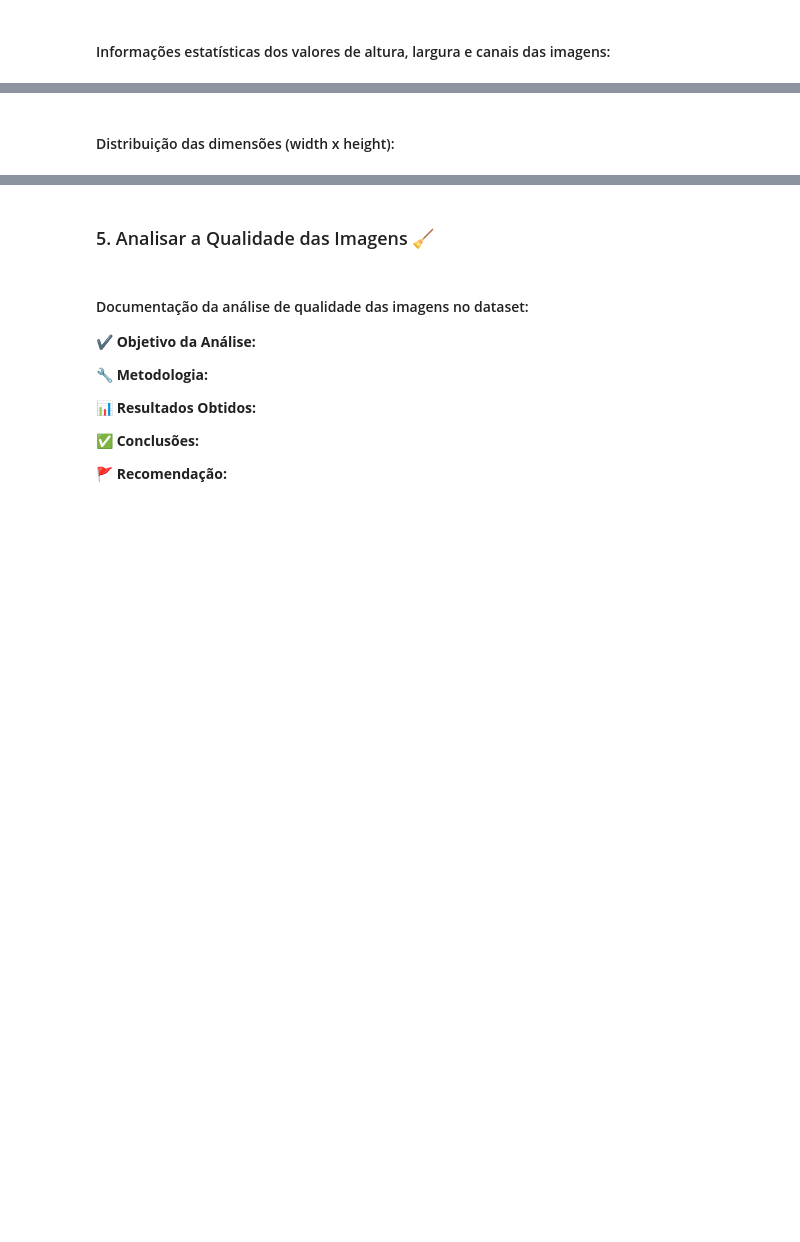
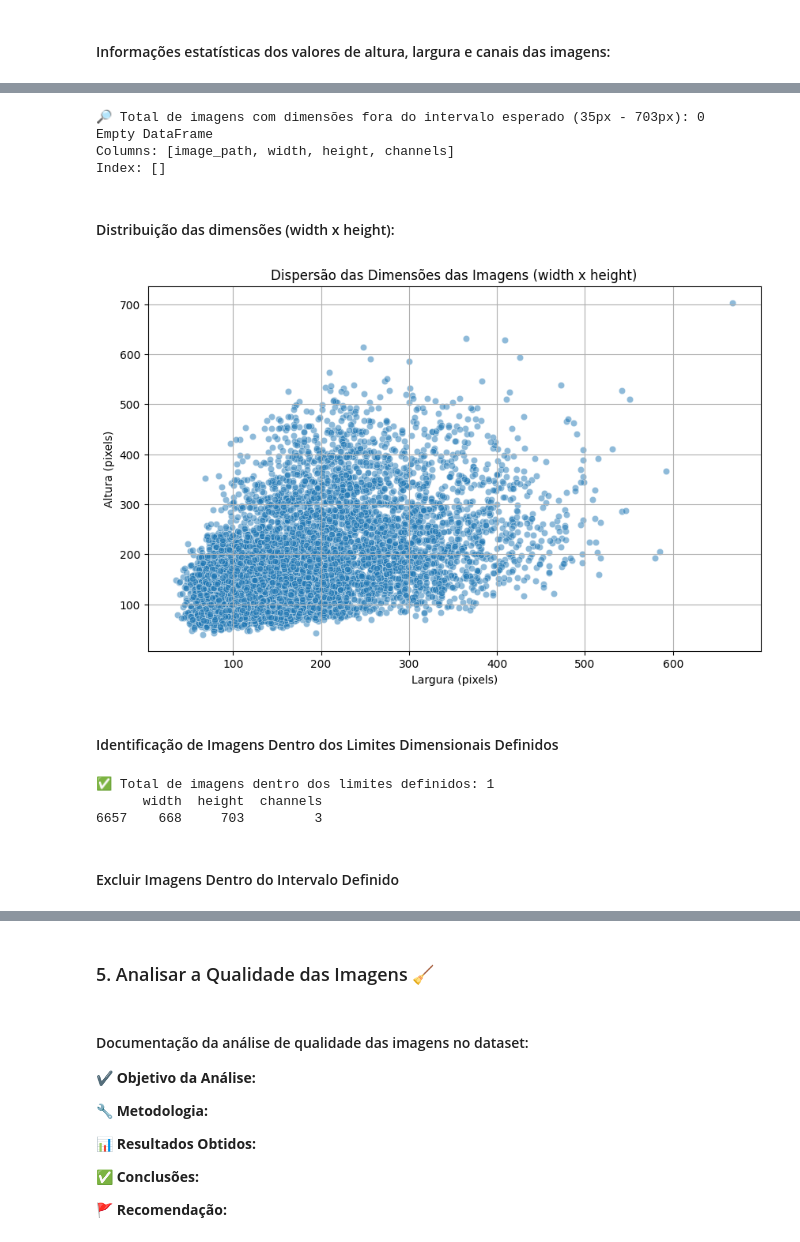
Before and after one commit to WaRP-Waste-Recycling-Plant/warp-waste-classification, a Jupyter notebook: notebooks/WaRP_Dataset_Analysis.ipynb, the cells around one changed output, grey strips where cells are left out. Saved outputs shown, nothing was run; the diff lists cells and outputs as text; code cells hidden in the pictures; blank space fills up the shorter version.

```diff
--- a/notebooks/WaRP_Dataset_Analysis.ipynb
+++ b/notebooks/WaRP_Dataset_Analysis.ipynb
@@ -441,2 +484,24 @@ except Exception as e:
+# %%
+# Verificar se existem padrões, outliers ou inconsistências:
+# Exemplo: dimensões muito pequenas ou muito grandes podem ser inconsistentes
+
+# Definir limites esperados para largura e altura
+limite_min = 35
+limite_max = 703
+
+# Filtrar imagens com largura ou altura fora do intervalo esperado
+outliers_dimensao = df[
+    (df['width'] < limite_min) | (df['width'] > limite_max) |
+    (df['height'] < limite_min) | (df['height'] > limite_max)
+]
+
+# Exibir resultado
+print(f"\n🔎 Total de imagens com dimensões fora do intervalo esperado ({limite_min}px - {limite_max}px): {len(outliers_dimensao)}")
+print(outliers_dimensao[['image_path', 'width', 'height', 'channels']])
+# %% [output]
+🔎 Total de imagens com dimensões fora do intervalo esperado (35px - 703px): 0
+Empty DataFrame
+Columns: [image_path, width, height, channels]
+Index: []
 # %% [markdown]
 #### Distribuição das dimensões (width x height):
@@ -447,0 +508,40 @@ except Exception as e:
+# %%
+import seaborn as sns
+import matplotlib.pyplot as plt
+
+# Configurações de estilo do gráfico
+plt.figure(figsize=(10, 6))
+sns.scatterplot(data=df, x='width', y='height', alpha=0.5)
+
+# Título e eixos
+plt.title('Dispersão das Dimensões das Imagens (width x height)')
+plt.xlabel('Largura (pixels)')
+plt.ylabel('Altura (pixels)')
+plt.grid(True)
+plt.show()
+# %% [output]
+[figure, added]
+# %% [markdown]
+#### Identificação de Imagens Dentro dos Limites Dimensionais Definidos
+# %%
+# Definir limites esperados para largura e altura
+largura_min = 550
+largura_max = 700
+altura_min = 540
+altura_max = 750
+
+# Filtrar imagens dentro dos limites definidos
+dentro_limite = df[
+    (df['width'] >= largura_min) & (df['width'] <= largura_max) &
+    (df['height'] >= altura_min) & (df['height'] <= altura_max)
+]
+
+# Exibir o total de imagens válidas e os primeiros exemplos
+print(f"✅ Total de imagens dentro dos limites definidos: {len(dentro_limite)}")
+print(dentro_limite[['width', 'height', 'channels']].head())
+# %% [output]
+✅ Total de imagens dentro dos limites definidos: 1
+      width  height  channels
+6657    668     703         3
+# %% [markdown]
+#### Excluir Imagens Dentro do Intervalo Definido
```
Also changed, not shown: parts of 12 cells of this notebook.
